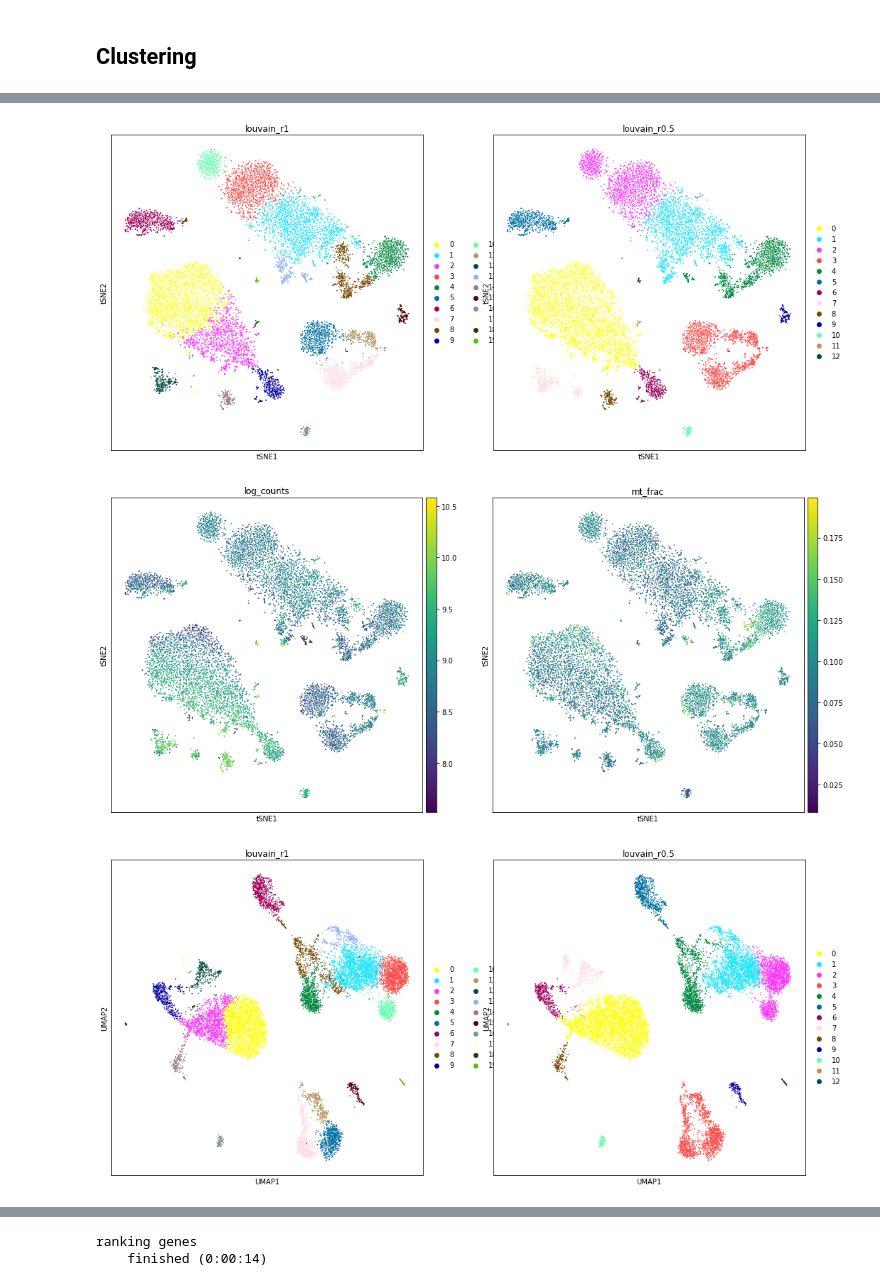
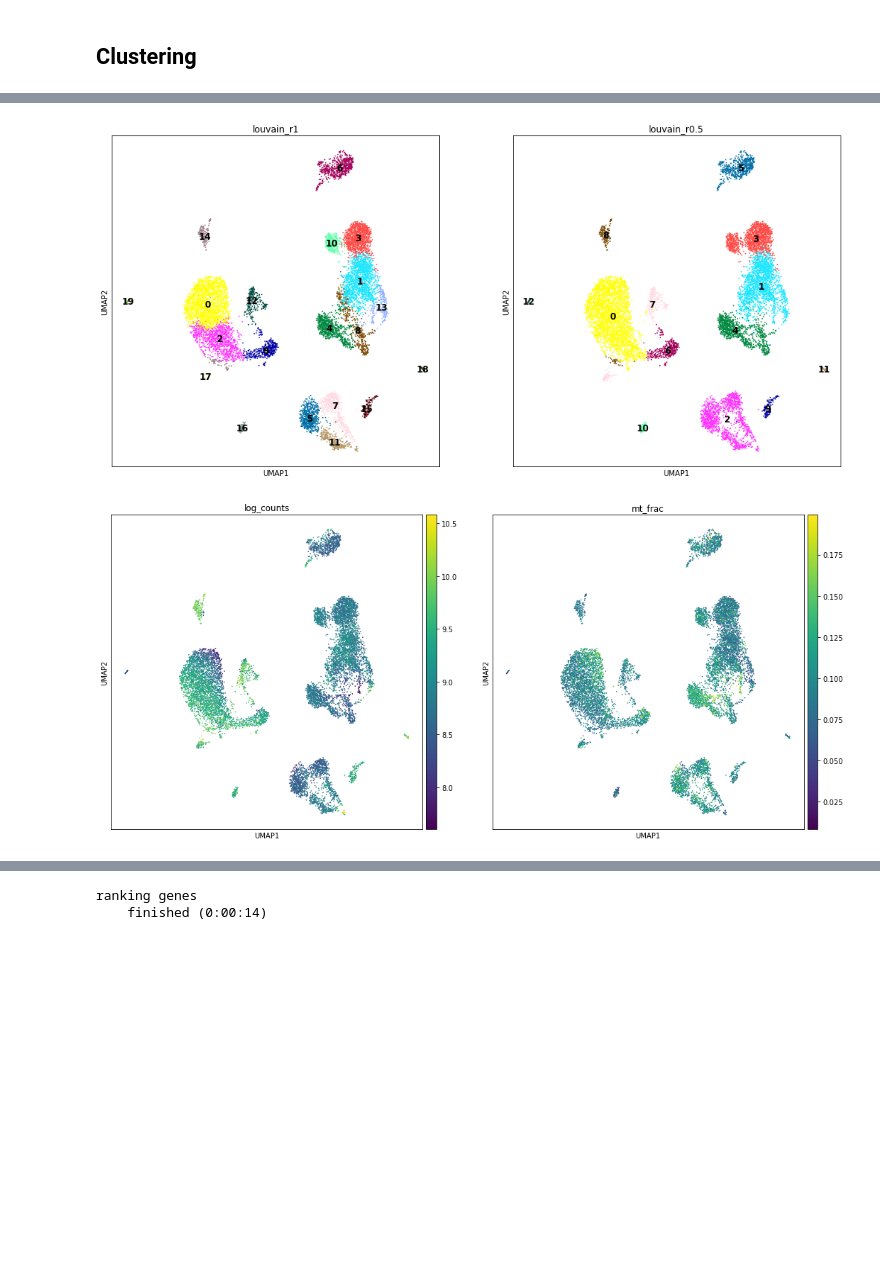
Before and after one commit to theislab/scib, a Jupyter notebook: notebooks/data_preprocessing/immune_cells/10xPBMCs.ipynb, the cells around one changed output, grey strips where cells are left out. Drawn from its saved outputs; the diff is of its cells as text; code cells hidden in the pictures; blank space fills up the shorter version.

```diff
--- a/notebooks/data_preprocessing/immune_cells/10xPBMCs.ipynb
+++ b/notebooks/data_preprocessing/immune_cells/10xPBMCs.ipynb
@@ -349,11 +364,8 @@ adata.obs['louvain_r1'].value_counts()
 Name: louvain_r1, dtype: int64
 # %%
 #Visualize the clustering and how this is reflected by different technical covariates
-sc.pl.tsne(adata, color=['louvain_r1', 'louvain_r0.5'], palette=sc.pl.palettes.default_64)
-sc.pl.tsne(adata, color=['log_counts', 'mt_frac'])
-sc.pl.umap(adata, color=['louvain_r1', 'louvain_r0.5'], palette=sc.pl.palettes.default_64)
+sc.pl.umap(adata, color=['louvain_r1', 'louvain_r0.5'], palette=sc.pl.palettes.default_64, legend_loc='on data', legend_fontsize=12)
 sc.pl.umap(adata, color=['log_counts', 'mt_frac'])
 # %% [output]
-[figure, old version]
+[figure, new version]
-[figure, old version]
+[figure, new version]
-[figure, removed]
```
Also changed, not shown: parts of 56 cells of this notebook.
